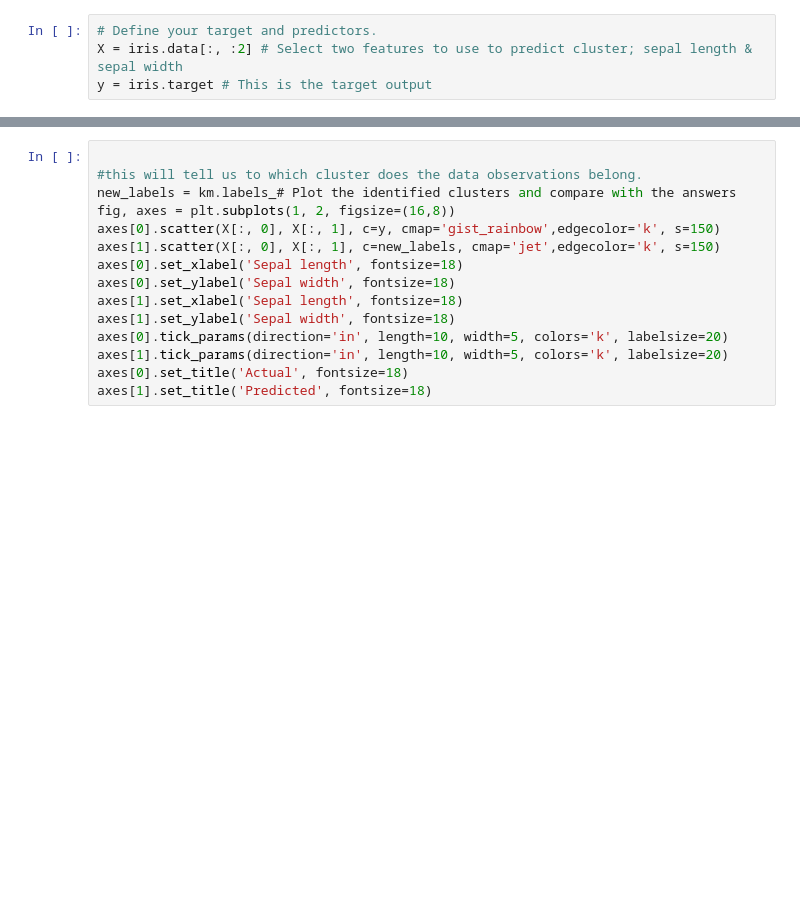
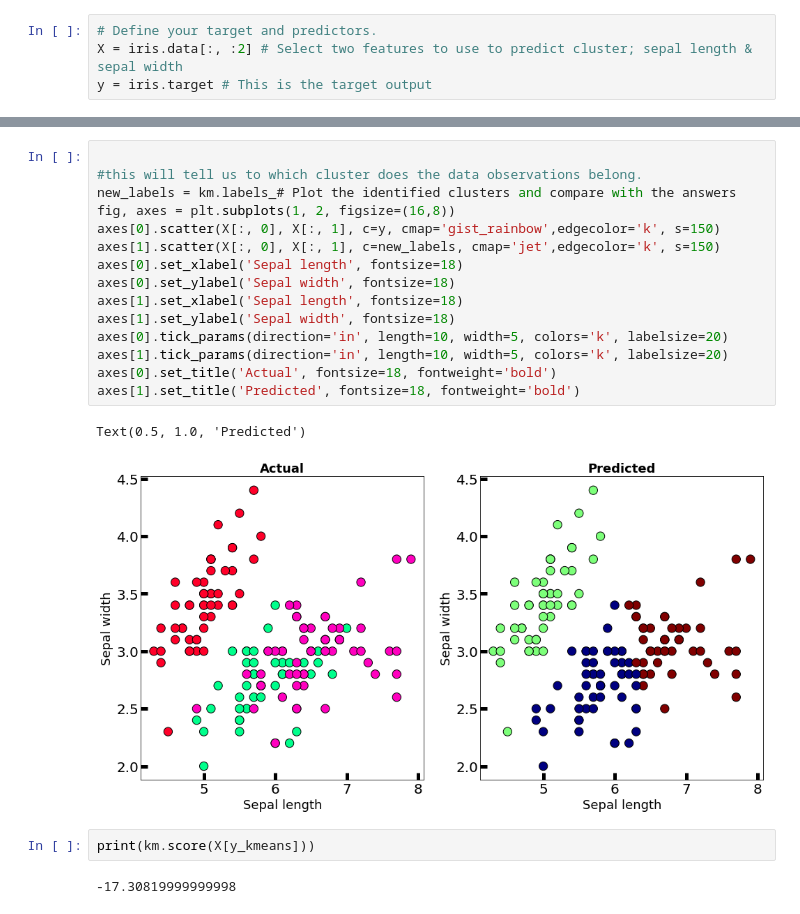
Before and after one commit to pcaulfie/sqrt2, a Jupyter notebook: Tasks2020.ipynb, the cells around one changed output, grey strips where cells are left out. Saved outputs shown, nothing was run; the diff lists cells and outputs as text; blank space fills up the shorter version.

```diff
--- a/Tasks2020.ipynb
+++ b/Tasks2020.ipynb
@@ -589,15 +642,22 @@ plt.ylim([2, 4.5])
 # %%
 
 #this will tell us to which cluster does the data observations belong.
 new_labels = km.labels_# Plot the identified clusters and compare with the answers
 fig, axes = plt.subplots(1, 2, figsize=(16,8))
 axes[0].scatter(X[:, 0], X[:, 1], c=y, cmap='gist_rainbow',edgecolor='k', s=150)
 axes[1].scatter(X[:, 0], X[:, 1], c=new_labels, cmap='jet',edgecolor='k', s=150)
 axes[0].set_xlabel('Sepal length', fontsize=18)
 axes[0].set_ylabel('Sepal width', fontsize=18)
 axes[1].set_xlabel('Sepal length', fontsize=18)
 axes[1].set_ylabel('Sepal width', fontsize=18)
 axes[0].tick_params(direction='in', length=10, width=5, colors='k', labelsize=20)
 axes[1].tick_params(direction='in', length=10, width=5, colors='k', labelsize=20)
-axes[0].set_title('Actual', fontsize=18)
-axes[1].set_title('Predicted', fontsize=18)
+axes[0].set_title('Actual', fontsize=18, fontweight='bold')
+axes[1].set_title('Predicted', fontsize=18, fontweight='bold')
+# %% [output]
+Text(0.5, 1.0, 'Predicted')
+[figure, added]
+# %%
+print(km.score(X[y_kmeans]))
+# %% [output]
+-17.30819999999998
```
Also changed, not shown: parts of 11 cells of this notebook.
